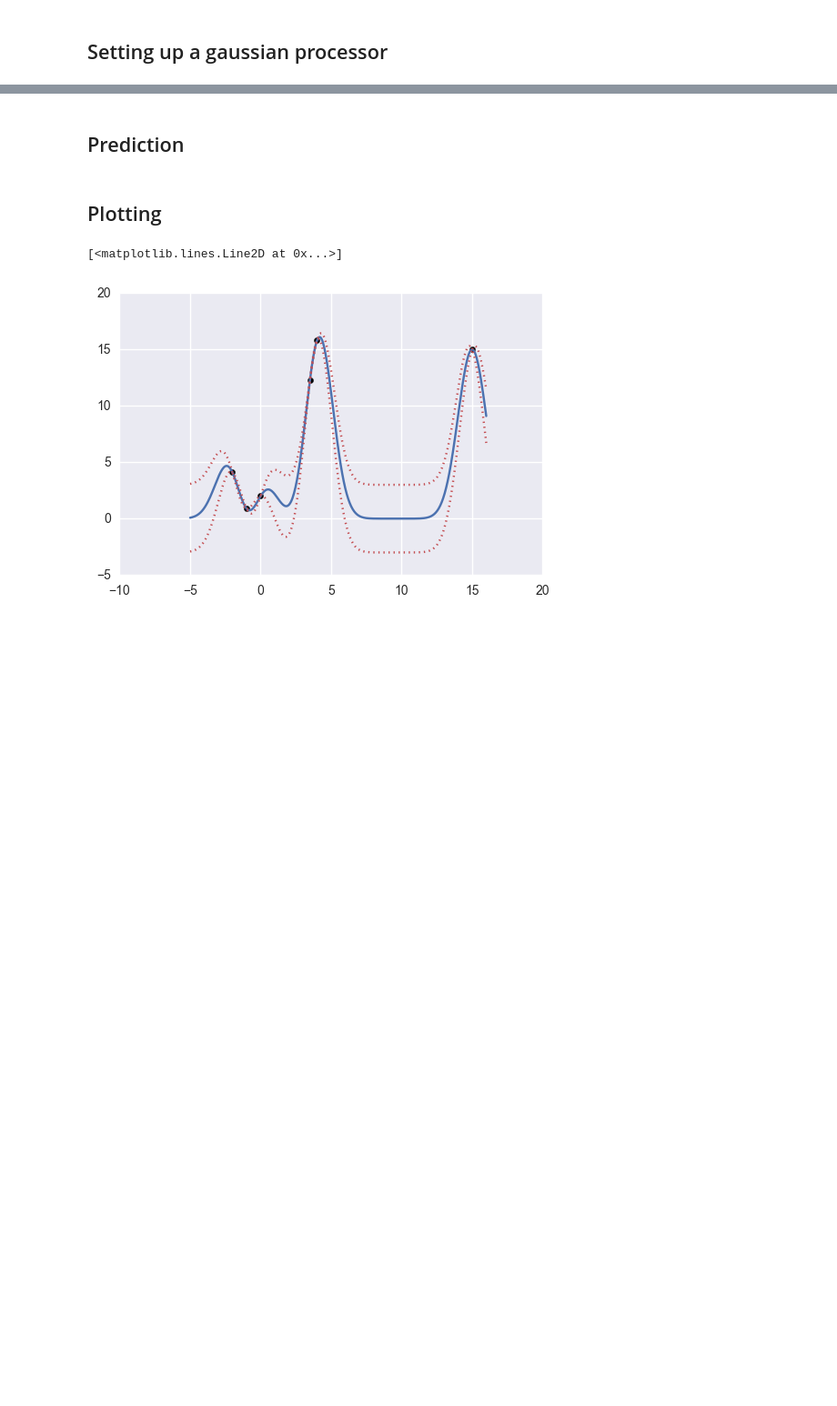
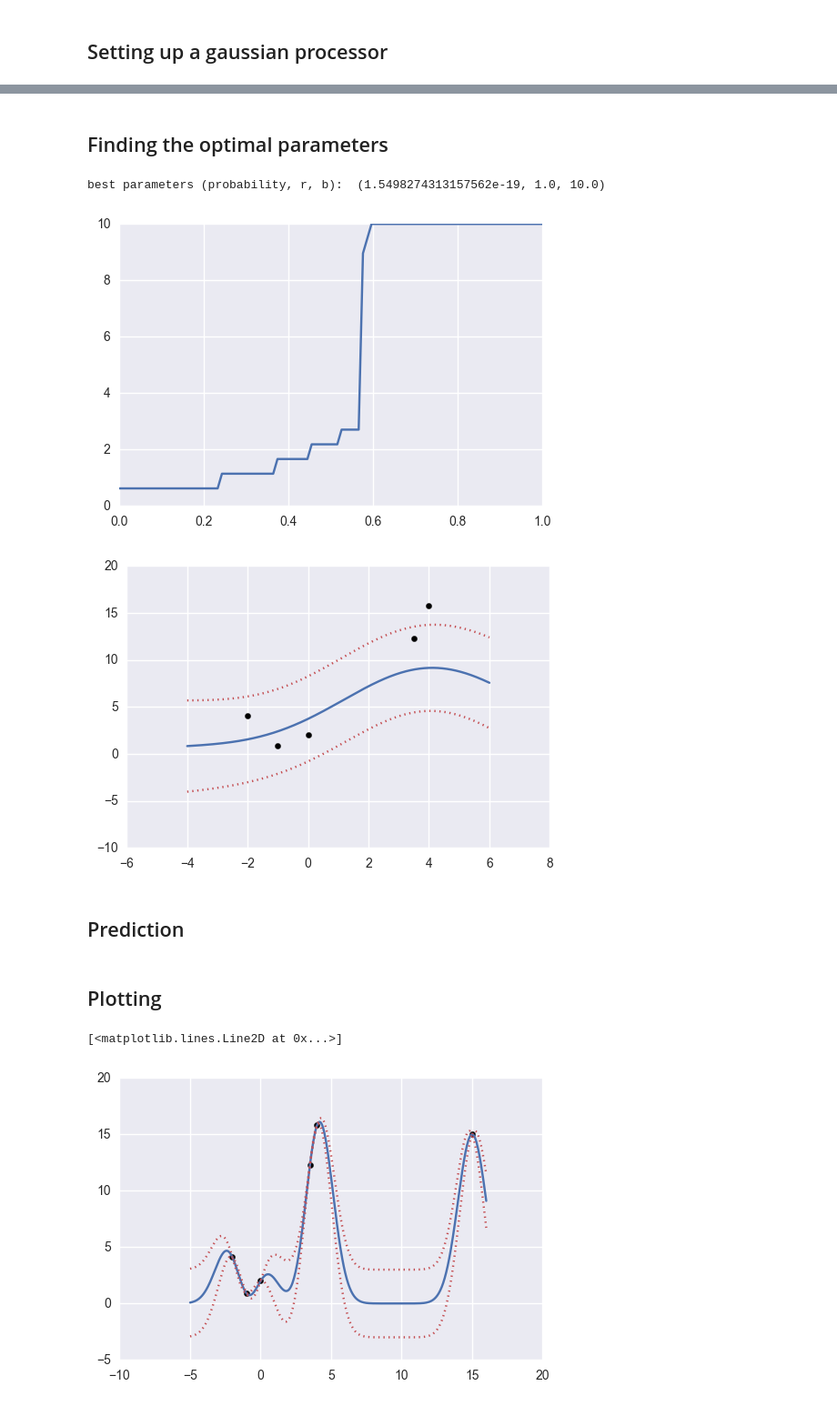
Before and after one commit to muatik/machine-learning-examples, a Jupyter notebook: gaussianprocess2.ipynb, the cells around one changed output, grey strips where cells are left out. Shown at 91% size. Drawn from its saved outputs; the diff is of its cells as text; code cells hidden in the pictures; blank space fills up the shorter version.

```diff
--- a/gaussianprocess2.ipynb
+++ b/gaussianprocess2.ipynb
@@ -98,3 +144,21 @@ create_case(
+# %% [markdown]
+## Finding the optimal parameters
+# %%
+x = np.array([-2, -1, 3.5]);
+y = np.array([4.1, 0.9, 12.3])
+gaus = GP(x, y)
+R_list = np.linspace(0.0, 1, 100)
+B_list = np.linspace(0.1, 10, 20)
+best_params, history = gaus.optimize(R_list, B_list)
+plt.plot(history[:,1], history[:,2])
+print("best parameters (probability, r, b): ", best_params)
+plt.show()
+create_case(
+        GP.generate_kernel(GP.kernel_bell_shape, delta=10), R=1.0)
+# %% [output]
+best parameters (probability, r, b):  (1.5498274313157562e-19, 1.0, 10.0)
+[figure, added]
+[figure, added]
 # %% [markdown]
 ## Prediction
 # %%
```
Also changed, not shown: parts of 7 cells of this notebook, 2 other files.
